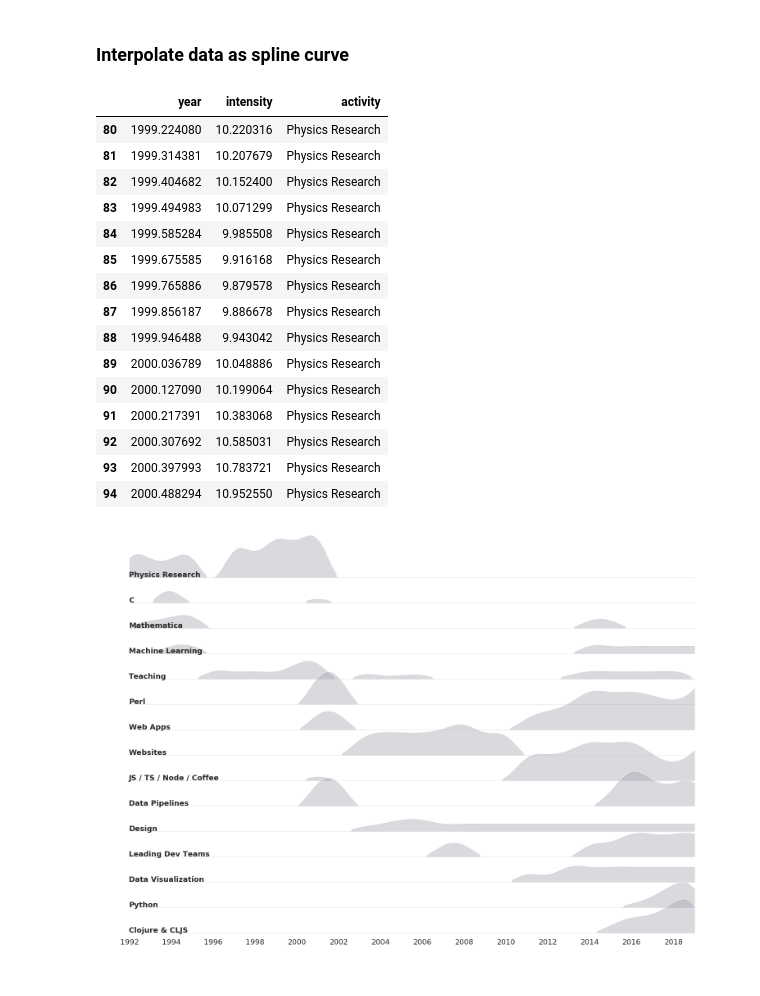
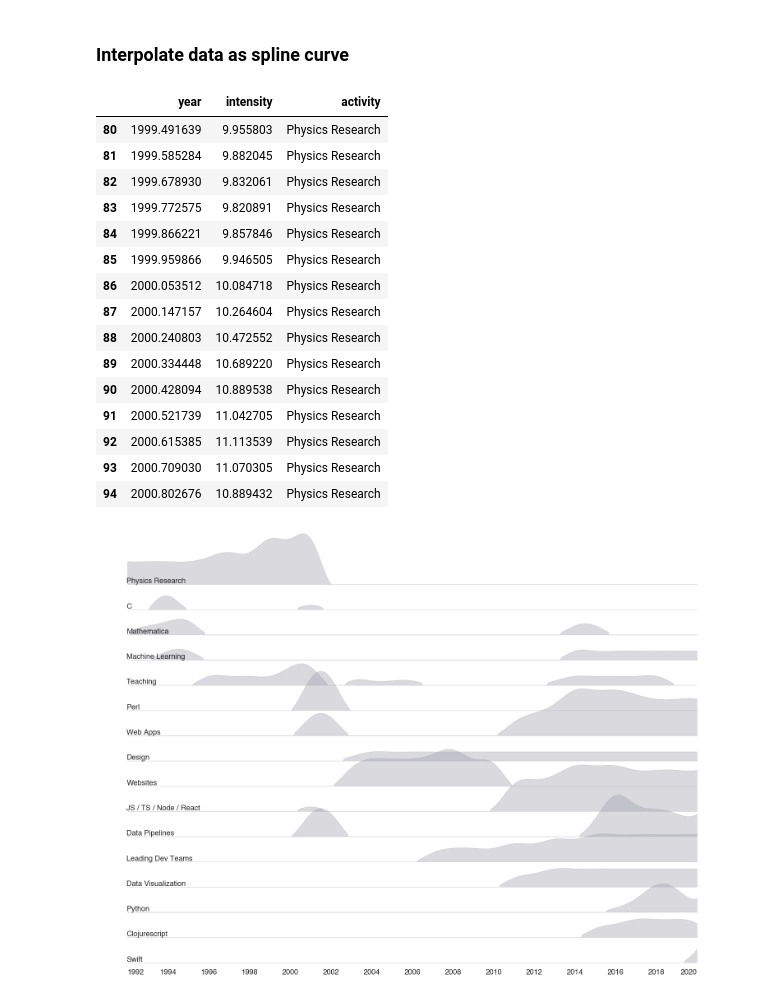
Before and after one commit to jefffriesen/python-joyplot-without-densities, a Jupyter notebook: joyplot_facet_plot.ipynb, the cells around one changed output. Cells and saved outputs as stored; diff of their text form; code cells hidden in the pictures.

Commit message:
Update jupyter notebook plots, README on running within conda

```diff
--- a/joyplot_facet_plot.ipynb
+++ b/joyplot_facet_plot.ipynb
@@ -25,7 +30,8 @@ numpy version 1.16.2
 # %%
 # Import csv, fill all empty cells with zero
 # It's easier to fill out the spreadsheet with empty cells instead of zeros
-activity_table = pd.read_csv("activity.csv").fillna(0)
+# activity_table = pd.read_csv("activity.csv").fillna(0)
+activity_table = pd.read_csv("activity_2020.csv").fillna(0)
 activity_table
 # %% [output]
 |  | year | Physics Research | C | Mathematica | Machine Learning | Teaching | Perl | Web Apps | ... |
@@ -87,21 +93,21 @@ for key, item in activity_grouped:
 activity_splined[activity_splined.activity == "Physics Research"].iloc[80:95]
 # %% [output]
 |  | year | intensity | activity |
-| 80 | 1999.224080 | 10.220316 | Physics Research |
-| 81 | 1999.314381 | 10.207679 | Physics Research |
-| 82 | 1999.404682 | 10.152400 | Physics Research |
-| 83 | 1999.494983 | 10.071299 | Physics Research |
-| 84 | 1999.585284 | 9.985508 | Physics Research |
-| 85 | 1999.675585 | 9.916168 | Physics Research |
-| 86 | 1999.765886 | 9.879578 | Physics Research |
-| 87 | 1999.856187 | 9.886678 | Physics Research |
-| 88 | 1999.946488 | 9.943042 | Physics Research |
-| 89 | 2000.036789 | 10.048886 | Physics Research |
-| 90 | 2000.127090 | 10.199064 | Physics Research |
-| 91 | 2000.217391 | 10.383068 | Physics Research |
-| 92 | 2000.307692 | 10.585031 | Physics Research |
-| 93 | 2000.397993 | 10.783721 | Physics Research |
-| 94 | 2000.488294 | 10.952550 | Physics Research |
+| 80 | 1999.491639 | 9.955803 | Physics Research |
+| 81 | 1999.585284 | 9.882045 | Physics Research |
+| 82 | 1999.678930 | 9.832061 | Physics Research |
+| 83 | 1999.772575 | 9.820891 | Physics Research |
+| 84 | 1999.866221 | 9.857846 | Physics Research |
+| 85 | 1999.959866 | 9.946505 | Physics Research |
+| 86 | 2000.053512 | 10.084718 | Physics Research |
+| 87 | 2000.147157 | 10.264604 | Physics Research |
+| 88 | 2000.240803 | 10.472552 | Physics Research |
+| 89 | 2000.334448 | 10.689220 | Physics Research |
+| 90 | 2000.428094 | 10.889538 | Physics Research |
+| 91 | 2000.521739 | 11.042705 | Physics Research |
+| 92 | 2000.615385 | 11.113539 | Physics Research |
+| 93 | 2000.709030 | 11.070305 | Physics Research |
+| 94 | 2000.802676 | 10.889432 | Physics Research |
 # %%
 def joyplot(df, row="row", x="x", y="y", xlim_range=None, xticks=None, ylim_range=None,
             xlabel_text=None, save_name=False):
@@ -109,7 +115,8 @@ def joyplot(df, row="row", x="x", y="y", xlim_range=None, xticks=None, ylim_rang
     # The look and feel of the joyplot is greatly influenced by the facent and subplot dimenensions
     facet_aspect = 22    # facet_aspect*facet_height => width of each facet in inches
     facet_height = 1
-    subplot_hspace = -0.45
+    subplot_hspace = -0.55          # The amount of overlap for each facet (creating joyplot effect)
+                                    # More negative is more overlap
 
     row_label_fontsize = 18
     x_axis_tick_size = 18
@@ -119,12 +126,12 @@ def joyplot(df, row="row", x="x", y="y", xlim_range=None, xticks=None, ylim_rang
     # shape_fill_alpha = 0.3        # lighter for online viewing
     shape_fill_alpha = 0.4          # darker for printing
     # shape_line_color = "#A1A1AD"  # lighter for online viewing
-    # shape_line_color = "#92929A"    # darker for printing
+    # shape_line_color = "#92929A"  # darker for printing
     shape_line_color = "#ffffff"    # white because it looks a little better
-    shape_line_width = 1
+    shape_line_width = 0            # on the fence between 0 and 1
     axis_line_width = 0
     sns.set(style = "white", rc = {"axes.facecolor": (0, 0, 0, 0),
-                                   "font.family": "Lato",
+                                   "font.family": "Helvetica",
                                    "font.size": row_label_fontsize,
                                    "xtick.labelsize": x_axis_tick_size,
                                    "figure.facecolor": "ffffff"})
@@ -143,36 +150,38 @@ def joyplot(df, row="row", x="x", y="y", xlim_range=None, xticks=None, ylim_rang
     if axis_line_width > 0:
         g = g.map(plt.axhline, y=0, linewidth=axis_line_width, clip_on=False)
 
     # Define and use a simple function to label the plot in axes coordinates
     def label(x, color, label):
         ax = plt.gca()
         ax.text(.044, .1, label, fontweight="bold", horizontalalignment="left",
-                verticalalignment="center", transform=ax.transAxes)
+                verticalalignment="center", transform=ax.transAxes) # Chart labels as axis labels
     g = g.map(label, row)
 
     # Set the subplots to overlap to get the Joyplot effect
     g.fig.subplots_adjust(hspace=subplot_hspace)
 
     # Remove axes details that don't play well with overlap
     g.set_titles("")
     g.set(yticks=[])
     g.despine(bottom=True, left=True)
-    if xticks:
-        g.set(xticks=x_axis_ticks)
-    else:
-        g.set(xticks=np.arange(df[x].min(), df[x].max() + 1, 2))
+    g.set(xticks=np.arange(df[x].min(), df[x].max() + 1, 2))
+    for ax in g.axes.flat: # TODO: Get the last axis so we don't have to loop through
+        ticklabels = ax.get_xticklabels() # get x labels
+        if ticklabels:
+            ticklabels[0].set_ha("left")    # Set first year label to be left-justified
+            ticklabels[-1].set_ha("right")  # Set last year label to be left-justified
     if xlim_range:
         g.set(xlim = xlim_range)
     if ylim_range:
         g.set(ylim = ylim_range)
     if xlabel_text:
         plt.xlabel(xlabel_text, labelpad = 15)
     else:
         plt.xlabel("")
     if save_name:
         g.fig.savefig(save_name + ".svg", transparent=True)
 
 
 joyplot(activity_splined, row="activity", x="year", y="intensity", save_name="activities_joyplot")
 # %% [output]
-[figure, old version]
+[figure, new version]
```
Also changed, not shown: parts of 3 cells of this notebook, 3 other files.
